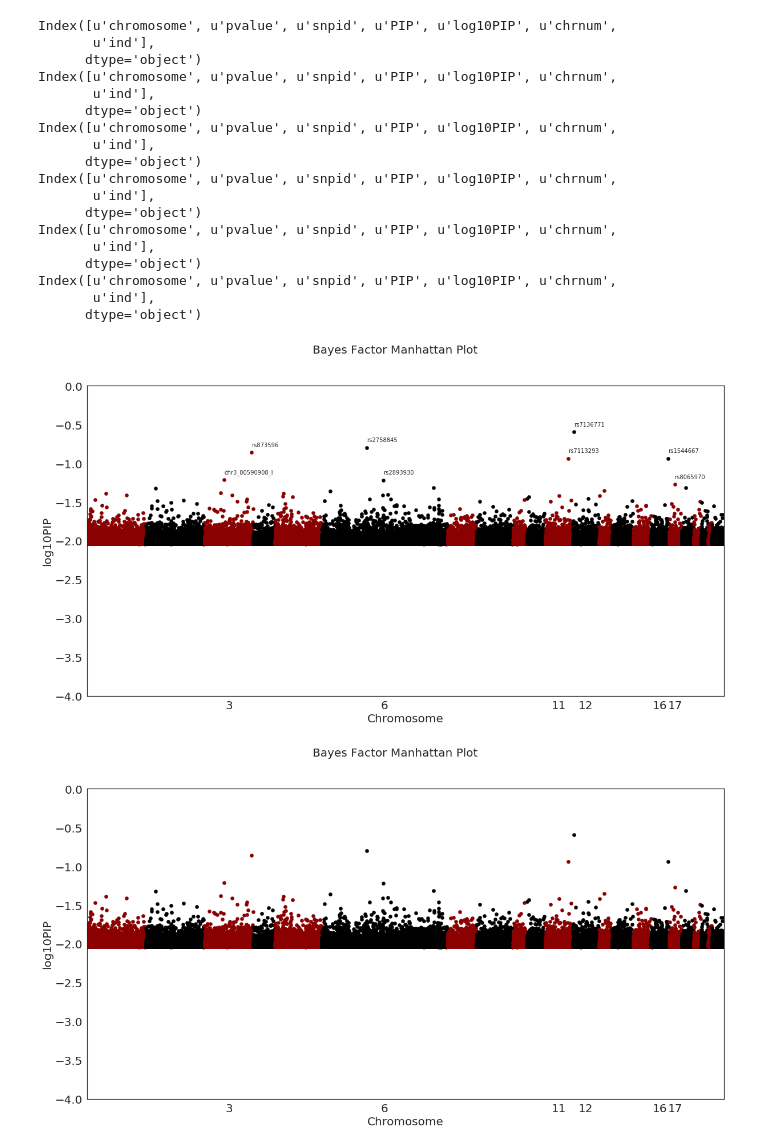
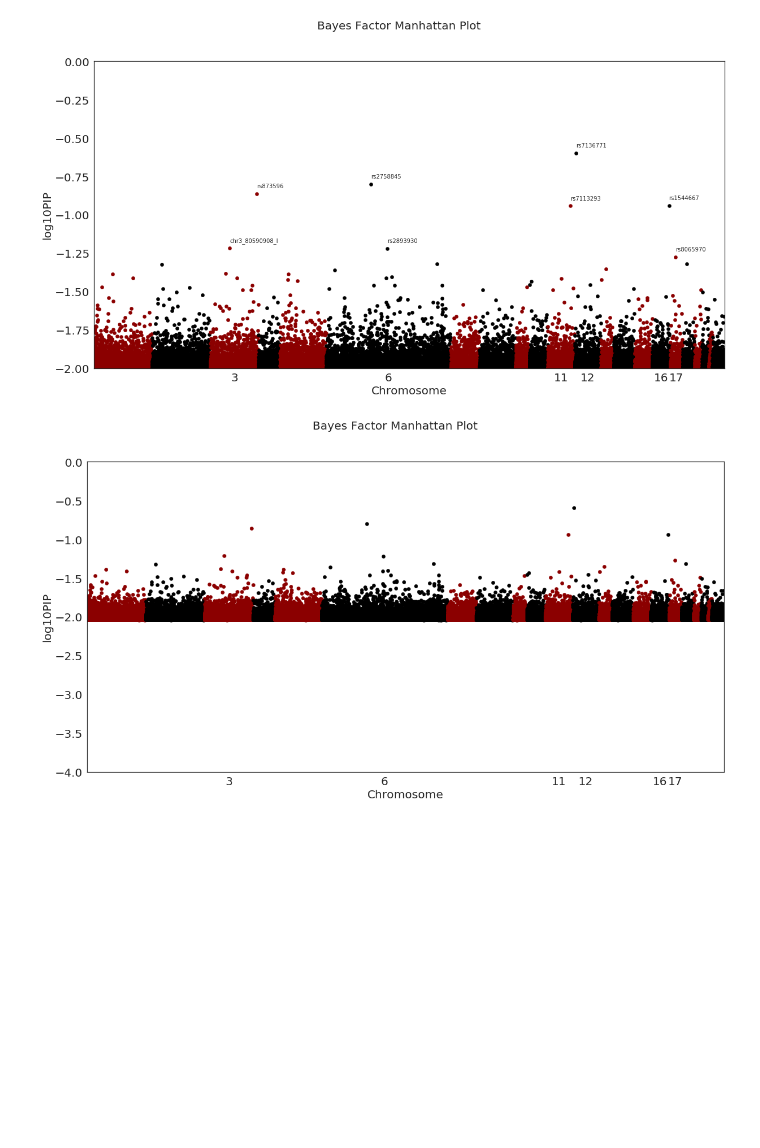
Before and after one commit to kayhan-batmanghelich/genus-1, a Jupyter notebook: notebooks/exp2_manhattan.ipynb, the cells around one changed output. Saved outputs shown, nothing was run; the diff lists cells and outputs as text; code cells hidden in the pictures; blank space fills up the shorter version.

```diff
--- a/notebooks/exp2_manhattan.ipynb
+++ b/notebooks/exp2_manhattan.ipynb
@@ -29,55 +29,36 @@ def plot_manhattan(data):
     x_labels = []
     x_labels_pos = []
     for num, (name, group) in enumerate(data):
         group.plot(kind = 'scatter',  x = 'ind',
                    y = 'log10PIP', colors = colors[num % len(colors)],
                    ax = ax, s=40)
         if np.any(group['PIP'] > .05):
             x_labels.append(name)
-            #print(group['PIP'][group['PIP'] > .05])
             x_locs = group['ind'][group['PIP'] > .05].values
             y_locs = group['log10PIP'][group['PIP'] > .05].values
             snps = group['snpid'][group['PIP'] > .05].values
             for i in range(len(x_locs)):
                 plt.annotate('{}'.format(snps[i]),
-                            xy=(x_locs[i], y_locs[i]+.08))
+                            xy=(x_locs[i], y_locs[i]+.04))
         else:
             x_labels.append('')
         x_labels_pos.append((group['ind'].iloc[-1] - \
             (group['ind'].iloc[-1] - group['ind'].iloc[0]) / 2))
     ax.set_xticks(x_labels_pos)
     ax.set_xticklabels(x_labels)
     ax.set_xlim([0, len(df)])
-    ax.set_ylim([-4, 0])
+    ax.set_ylim([-2, 0])
 
     plt.xticks(fontsize=20)
     plt.yticks(fontsize=20)
     plt.xlabel('Chromosome', fontsize=20)
     plt.ylabel('log10PIP', fontsize=20)
     plt.savefig('manhattan_plot2.png', dpi=300, bbox_inches='tight')
     #plt.close(fig)
 
 plot_manhattan(grouped)
 # %% [output]
-Index([u'chromosome', u'pvalue', u'snpid', u'PIP', u'log10PIP', u'chrnum',
-       u'ind'],
-      dtype='object')
-Index([u'chromosome', u'pvalue', u'snpid', u'PIP', u'log10PIP', u'chrnum',
-       u'ind'],
-      dtype='object')
-Index([u'chromosome', u'pvalue', u'snpid', u'PIP', u'log10PIP', u'chrnum',
-       u'ind'],
-      dtype='object')
-Index([u'chromosome', u'pvalue', u'snpid', u'PIP', u'log10PIP', u'chrnum',
-       u'ind'],
-      dtype='object')
-Index([u'chromosome', u'pvalue', u'snpid', u'PIP', u'log10PIP', u'chrnum',
-       u'ind'],
-      dtype='object')
-Index([u'chromosome', u'pvalue', u'snpid', u'PIP', u'log10PIP', u'chrnum',
-       u'ind'],
-      dtype='object')
-[figure, old version]
+[figure, new version]
 # %%
 plt.annotate('This is awesome!',
              xy=(76, 0.75),
```
Also changed, not shown: 1 other file.
